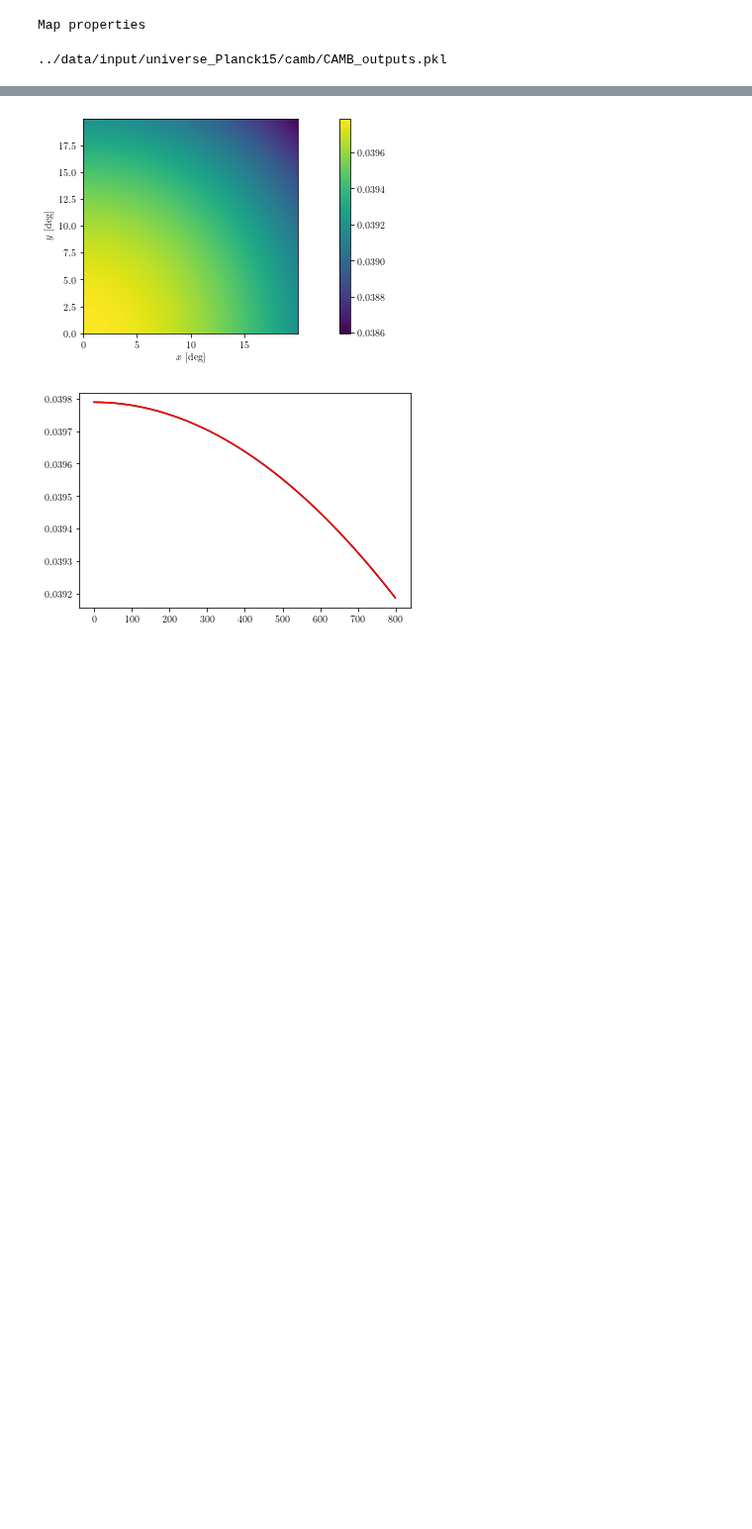
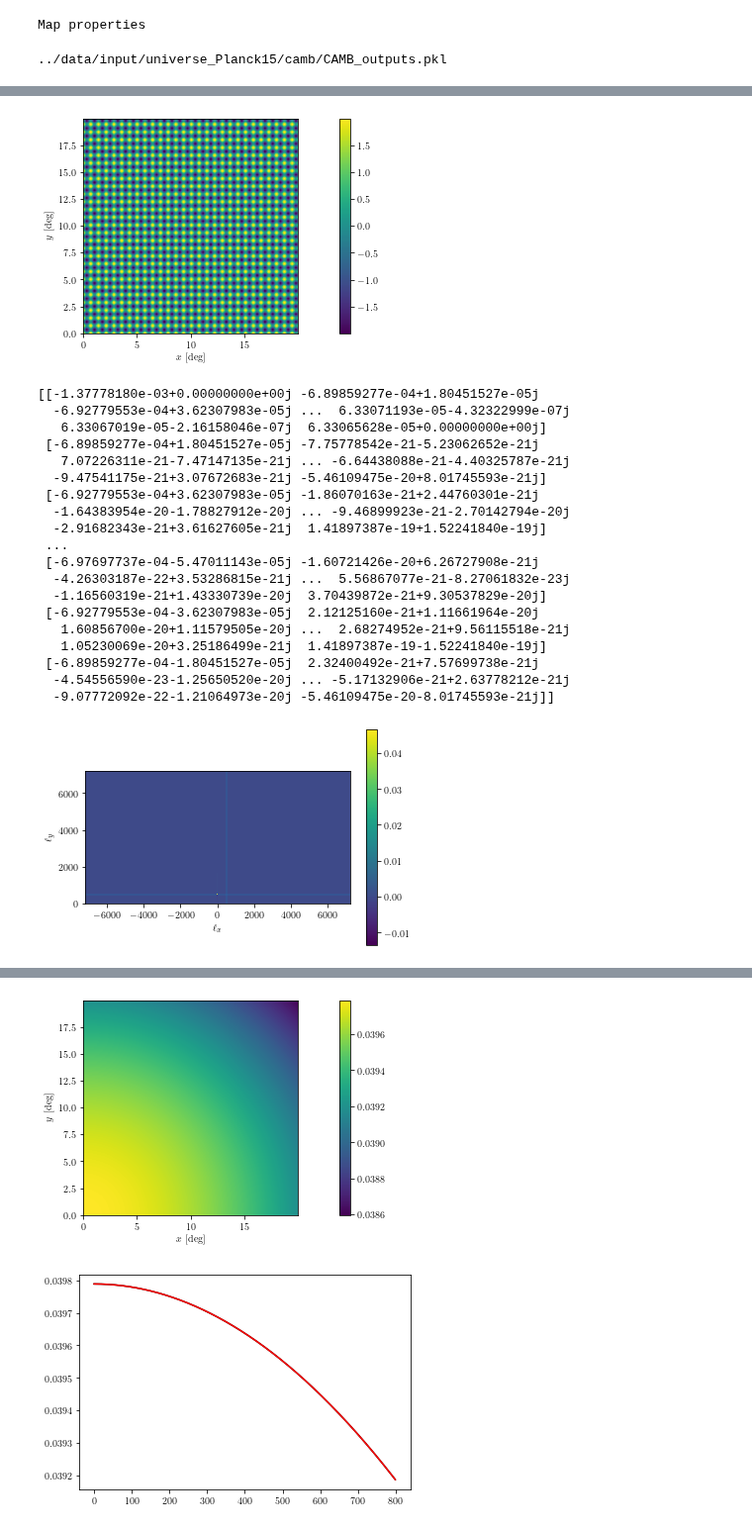
Before and after one commit to DelonShen/LensQuEst, a Jupyter notebook: dev/testing_things.ipynb, the cells around one changed output, grey strips where cells are left out. Shown at 99% size. Saved outputs shown, nothing was run; the diff lists cells and outputs as text; code cells hidden in the pictures; blank space fills up the shorter version.

```diff
--- a/dev/testing_things.ipynb
+++ b/dev/testing_things.ipynb
@@ -107,0 +126,24 @@ cmb.fCtotal = ftot # no longer reinterpolating since it seems like it leads to e
+# %%
+baseMap.testFourierCos()
+# %% [output]
+[figure, added]
+[[-1.37778180e-03+0.00000000e+00j -6.89859277e-04+1.80451527e-05j
+  -6.92779553e-04+3.62307983e-05j ...  6.33071193e-05-4.32322999e-07j
+   6.33067019e-05-2.16158046e-07j  6.33065628e-05+0.00000000e+00j]
+ [-6.89859277e-04+1.80451527e-05j -7.75778542e-21-5.23062652e-21j
+   7.07226311e-21-7.47147135e-21j ... -6.64438088e-21-4.40325787e-21j
+  -9.47541175e-21+3.07672683e-21j -5.46109475e-20+8.01745593e-21j]
+ [-6.92779553e-04+3.62307983e-05j -1.86070163e-21+2.44760301e-21j
+  -1.64383954e-20-1.78827912e-20j ... -9.46899923e-21-2.70142794e-20j
+  -2.91682343e-21+3.61627605e-21j  1.41897387e-19+1.52241840e-19j]
+ ...
+ [-6.97697737e-04-5.47011143e-05j -1.60721426e-20+6.26727908e-21j
+  -4.26303187e-22+3.53286815e-21j ...  5.56867077e-21-8.27061832e-23j
+  -1.16560319e-21+1.43330739e-20j  3.70439872e-21+9.30537829e-20j]
+ [-6.92779553e-04-3.62307983e-05j  2.12125160e-21+1.11661964e-20j
+   1.60856700e-20+1.11579505e-20j ...  2.68274952e-21+9.56115518e-21j
+   1.05230069e-20+3.25186499e-21j  1.41897387e-19-1.52241840e-19j]
+ [-6.89859277e-04-1.80451527e-05j  2.32400492e-21+7.57699738e-21j
+  -4.54556590e-23-1.25650520e-20j ... -5.17132906e-21+2.63778212e-21j
+  -9.07772092e-22-1.21064973e-20j -5.46109475e-20-8.01745593e-21j]]
+[figure, added]
```
Also changed, not shown: parts of 3 cells of this notebook, 3 other files.
